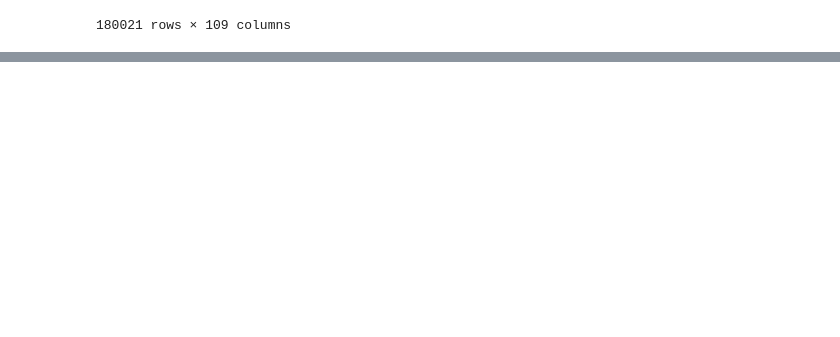
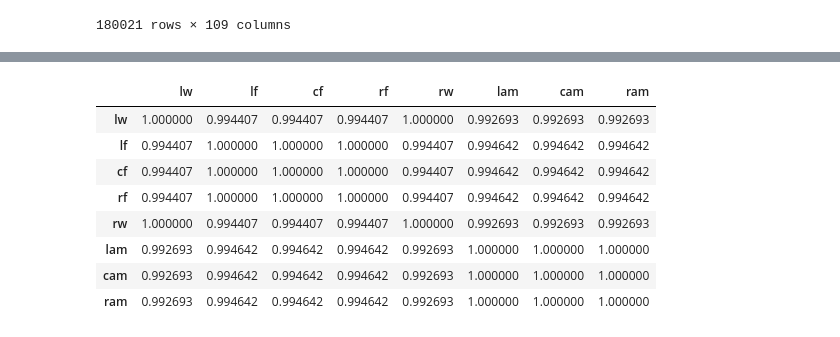
Before and after one commit to kavingraj/Clustering-Model-on-Fifa-Data, a Jupyter notebook: scratch.ipynb, the cells around one changed output, grey strips where cells are left out. Cells and saved outputs as stored; diff of their text form; code cells hidden in the pictures; blank space fills up the shorter version.

```diff
--- a/scratch.ipynb
+++ b/scratch.ipynb
@@ -58,0 +231,25 @@ male_players_24
+# %%
+# Define broad categories
+defender_positions = {'CB', 'LB', 'RB', 'LWB', 'RWB', 'DB'}
+midfielder_positions = {'CM', 'CAM', 'CDM', 'LM', 'RM'}
+forward_positions = {'CF', 'ST', 'LW', 'RW'}
+goalkeeper_position = {'GK'}
+# %%
+def categorize_and_check(position):
+    # Split positions and remove spaces
+    positions = position.replace(' ', '').split(',')
+    for pos in positions:
+        if pos in goalkeeper_position:
+            return 'GK'
+        elif pos in defender_positions:
+            return 'D'
+        elif pos in midfielder_positions:
+            return 'M'
+        elif pos in forward_positions:
+            return 'F'
+    return 'Unknown'
+# %%
+# Apply function to player positions
+male_players_24['broad_position'] = male_players_24['player_positions'].apply(categorize_and_check)
+
+male_players_24['broad_position'].unique()
@@ -58,0 +267,6 @@ male_players_24
+# %%
+attributes=['lw', 'lf', 'cf', 'rf', 'rw', 'lam', 'cam', 'ram']
+
+# Melting the DataFrame to have attribute names in a single column and their values in another
+melted_df = male_players_24.melt(id_vars=['broad_position'], value_vars=attributes, var_name='Attribute', value_name='Value')
+melted_df
@@ -58,0 +296,14 @@ male_players_24
+# %%
+# Calculating the correlation matrix
+corr_matrix = male_players_24[attributes].corr()
+corr_matrix
+# %% [output]
+|  | lw | lf | cf | rf | rw | lam | cam | ram |
+| lw | 1.000000 | 0.994407 | 0.994407 | 0.994407 | 1.000000 | 0.992693 | 0.992693 | 0.992693 |
+| lf | 0.994407 | 1.000000 | 1.000000 | 1.000000 | 0.994407 | 0.994642 | 0.994642 | 0.994642 |
+| cf | 0.994407 | 1.000000 | 1.000000 | 1.000000 | 0.994407 | 0.994642 | 0.994642 | 0.994642 |
+| rf | 0.994407 | 1.000000 | 1.000000 | 1.000000 | 0.994407 | 0.994642 | 0.994642 | 0.994642 |
+| rw | 1.000000 | 0.994407 | 0.994407 | 0.994407 | 1.000000 | 0.992693 | 0.992693 | 0.992693 |
+| lam | 0.992693 | 0.994642 | 0.994642 | 0.994642 | 0.992693 | 1.000000 | 1.000000 | 1.000000 |
+| cam | 0.992693 | 0.994642 | 0.994642 | 0.994642 | 0.992693 | 1.000000 | 1.000000 | 1.000000 |
+| ram | 0.992693 | 0.994642 | 0.994642 | 0.994642 | 0.992693 | 1.000000 | 1.000000 | 1.000000 |
```
Also changed, not shown: parts of 16 cells of this notebook.
